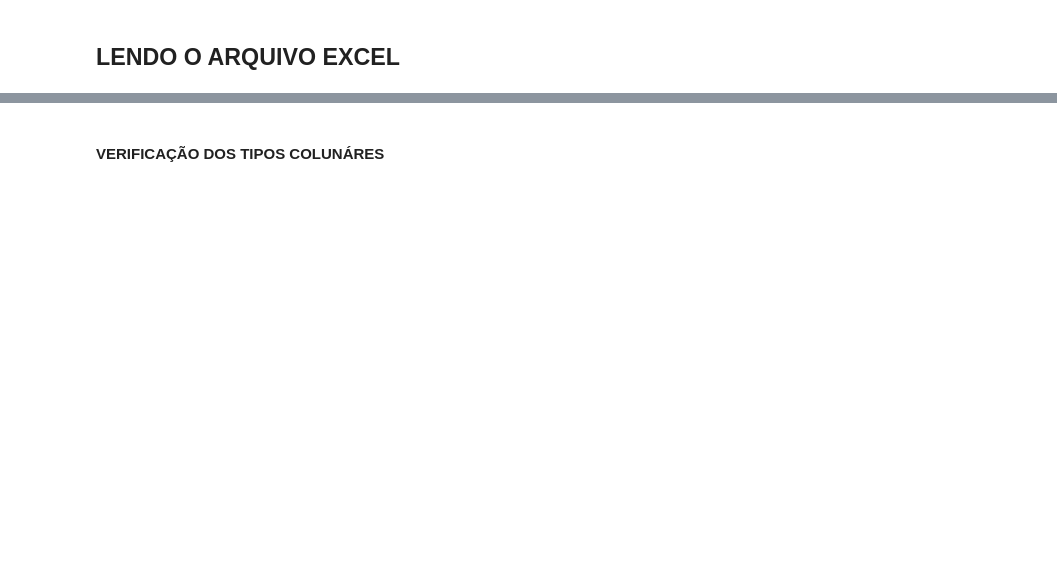
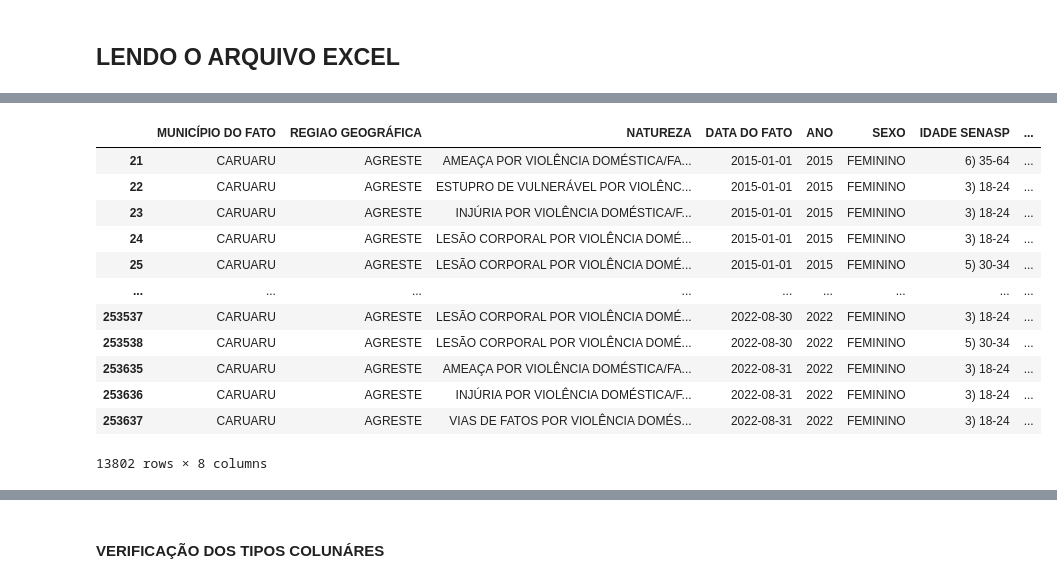
Before and after one commit to HitaloNasc/temporal-analysis-of-domestic-violence-in-the-state-of-pernambuco, a Jupyter notebook: analises/teste_violencia.ipynb, the cells around one changed output, grey strips where cells are left out. Saved outputs shown, nothing was run; the diff lists cells and outputs as text; code cells hidden in the pictures; blank space fills up the shorter version.

```diff
--- a/analises/teste_violencia.ipynb
+++ b/analises/teste_violencia.ipynb
@@ -26,0 +68,17 @@ df
+# %%
+df_caruaru = df[ df['MUNICÍPIO DO FATO'] == 'CARUARU' ]
+df_caruaru
+# %% [output]
+|  | MUNICÍPIO DO FATO | REGIAO GEOGRÁFICA | NATUREZA | DATA DO FATO | ANO | SEXO | IDADE SENASP | ... |
+| 21 | CARUARU | AGRESTE | AMEAÇA POR VIOLÊNCIA DOMÉSTICA/FA... | 2015-01-01 | 2015 | FEMININO | 6) 35-64 | ... |
+| 22 | CARUARU | AGRESTE | ESTUPRO DE VULNERÁVEL POR VIOLÊNC... | 2015-01-01 | 2015 | FEMININO | 3) 18-24 | ... |
+| 23 | CARUARU | AGRESTE | INJÚRIA POR VIOLÊNCIA DOMÉSTICA/F... | 2015-01-01 | 2015 | FEMININO | 3) 18-24 | ... |
+| 24 | CARUARU | AGRESTE | LESÃO CORPORAL POR VIOLÊNCIA DOMÉ... | 2015-01-01 | 2015 | FEMININO | 3) 18-24 | ... |
+| 25 | CARUARU | AGRESTE | LESÃO CORPORAL POR VIOLÊNCIA DOMÉ... | 2015-01-01 | 2015 | FEMININO | 5) 30-34 | ... |
+| ... | ... | ... | ... | ... | ... | ... | ... | ... |
+| 253537 | CARUARU | AGRESTE | LESÃO CORPORAL POR VIOLÊNCIA DOMÉ... | 2022-08-30 | 2022 | FEMININO | 3) 18-24 | ... |
+| 253538 | CARUARU | AGRESTE | LESÃO CORPORAL POR VIOLÊNCIA DOMÉ... | 2022-08-30 | 2022 | FEMININO | 5) 30-34 | ... |
+| 253635 | CARUARU | AGRESTE | AMEAÇA POR VIOLÊNCIA DOMÉSTICA/FA... | 2022-08-31 | 2022 | FEMININO | 3) 18-24 | ... |
+| 253636 | CARUARU | AGRESTE | INJÚRIA POR VIOLÊNCIA DOMÉSTICA/F... | 2022-08-31 | 2022 | FEMININO | 3) 18-24 | ... |
+| 253637 | CARUARU | AGRESTE | VIAS DE FATOS POR VIOLÊNCIA DOMÉS... | 2022-08-31 | 2022 | FEMININO | 3) 18-24 | ... |
+13802 rows × 8 columns
```
Also changed, not shown: parts of 28 cells of this notebook.
